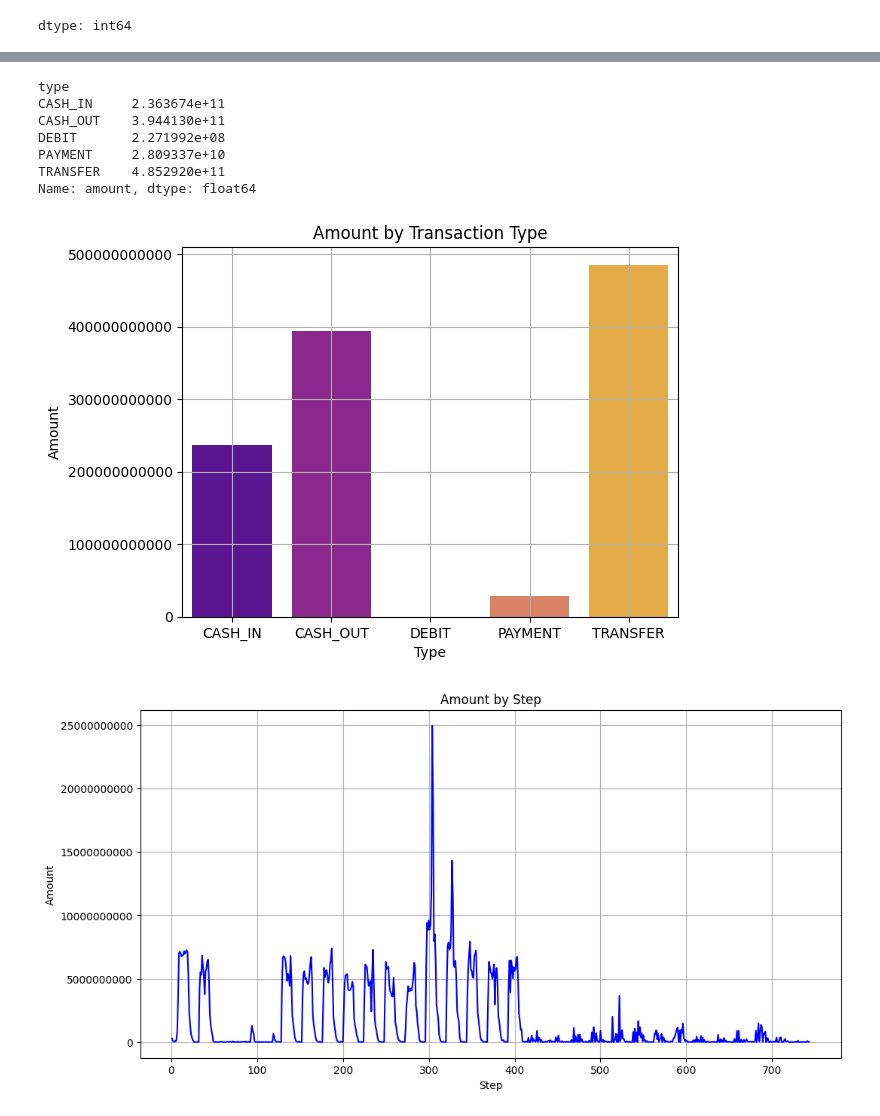
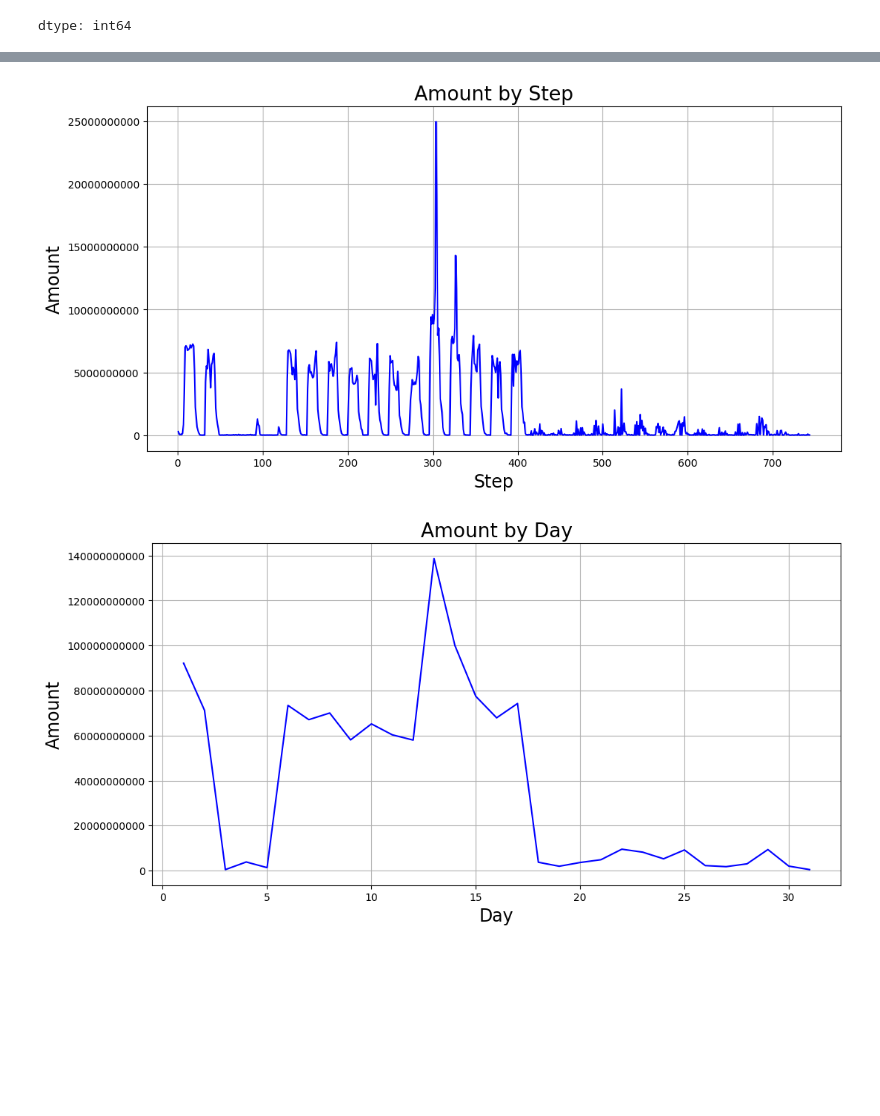
Before and after one commit to nguyentunhu/Financial-Fraud-Patterns-EDA, a Jupyter notebook: main.ipynb, the cells around one changed output, grey strips where cells are left out. Saved outputs shown, nothing was run; the diff lists cells and outputs as text; code cells hidden in the pictures; blank space fills up the shorter version.

```diff
--- a/main.ipynb
+++ b/main.ipynb
@@ -197,34 +223,28 @@ Name: count, dtype: int64
 # %%
-amt_by_type = df.groupby('type')['amount'].sum()
-print(amt_by_type)
+amt_by_step = df.groupby('step')['amount'].sum()
 
-sns.barplot(x=amt_by_type.index, y=amt_by_type.values, palette='plasma')
-plt.title('Amount by Transaction Type')
-plt.xlabel('Type')
-plt.ylabel('Amount')
+# Plotting the amount by step
+plt.figure(figsize=(12, 6))
+sns.lineplot(x=amt_by_step.index, y=amt_by_step.values, color='blue')
+plt.title('Amount by Step', fontsize=19)
+plt.xlabel('Step', fontsize=17)
+plt.ylabel('Amount', fontsize=17)
 plt.ticklabel_format(axis='y', style = 'plain')
 plt.grid(True)
 plt.show()
 # %% [output]
-type
-CASH_IN     2.363674e+11
-CASH_OUT    3.944130e+11
-DEBIT       2.271992e+08
-PAYMENT     2.809337e+10
-TRANSFER    4.852920e+11
-Name: amount, dtype: float64
-[figure, old version]
+[figure, new version]
 # %%
-amt_by_step = df.groupby('step')['amount'].sum()
+amt_by_day = [sum(amt_by_step[i:i+24]) for i in range(0, len(amt_by_step), 24)]
 
-# Plotting the amount by step
+# Plotting the amount by day
 plt.figure(figsize=(12, 6))
-sns.lineplot(x=amt_by_step.index, y=amt_by_step.values, color='blue')
-plt.title('Amount by Step')
-plt.xlabel('Step')
-plt.ylabel('Amount')
+sns.lineplot(x=[i for i in range(1, len(amt_by_day)+1)], y=amt_by_day, color='blue')
+plt.title('Amount by Day', fontsize=19)
+plt.xlabel('Day', fontsize=17)
+plt.ylabel('Amount', fontsize=17)
 plt.ticklabel_format(axis='y', style = 'plain')
 plt.grid(True)
 plt.show()
 # %% [output]
-[figure, old version]
+[figure, new version]
```
Also changed, not shown: parts of 11 cells of this notebook.
